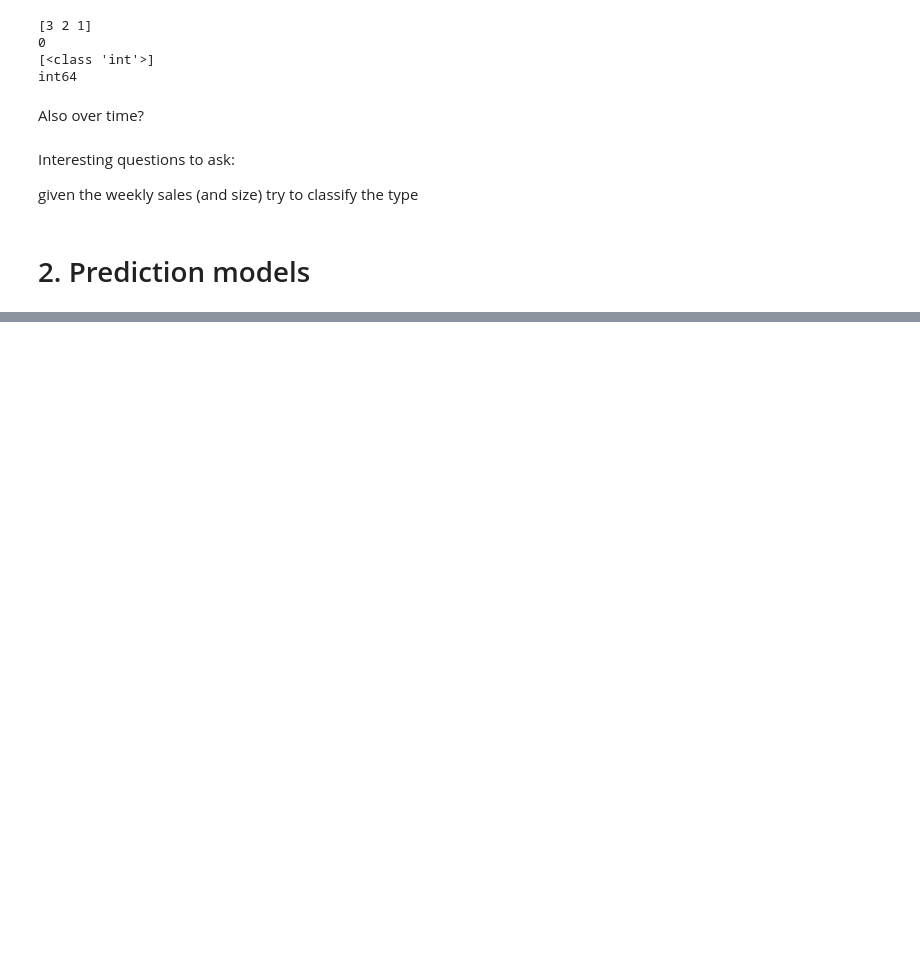
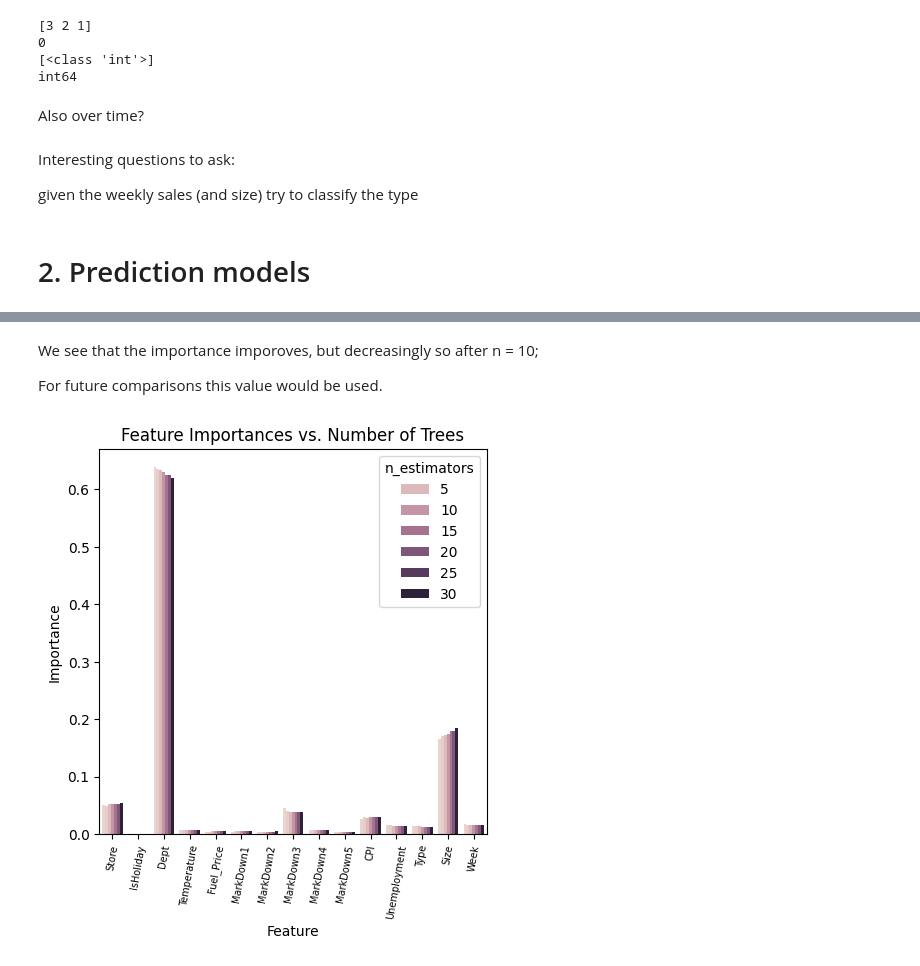
Before and after one commit to dimitrov-radostin/Sales_Forecast_as_Data_Science_uni_proj, a Jupyter notebook: Sale_forecast.ipynb, the cells around one changed output, grey strips where cells are left out. Drawn from its saved outputs; the diff is of its cells as text; code cells hidden in the pictures; blank space fills up the shorter version.

```diff
--- a/Sale_forecast.ipynb
+++ b/Sale_forecast.ipynb
@@ -303,13 +318,15 @@ plt.show()
 # %% [markdown]
 Let's make a similar study, but focusing on the promotions and starting from the date they start (11-11-2011).
 # %%
-df_Promotions = df_with_weeks_agg_Dept[df_with_weeks_agg_Dept['Date'] >= '11-11-11']
+df_Promotions_no_Dept = df_with_weeks_agg_Dept[df_with_weeks_agg_Dept["Date"] >= "11-11-11"]
 
-corr_matrix = df_Promotions.corr()
+corr_matrix = df_Promotions_no_Dept.corr()
 
 plt.figure(figsize=(10, 8))
-sns.heatmap(corr_matrix, annot=True, cmap='coolwarm', vmin=-1, vmax=1, fmt=".2f", linewidths=0.5)
-plt.title('Correlation Matrix')
+sns.heatmap(
+    corr_matrix, annot=True, cmap="coolwarm", vmin=-1, vmax=1, fmt=".2f", linewidths=0.5
+)
+plt.title("Correlation Matrix")
 plt.show()
 # %% [output]
 [figure]
@@ -321,16 +338,16 @@ axes = axes.flatten()
 
 for i in range(1, 6):
     sns.scatterplot(
-        data=df_Promotions,
+        data=df_Promotions_no_Dept,
         x=f"MarkDown{i}",
         y="Weekly_Sales",
         hue="Type",
-        ax=axes[i-1],
+        ax=axes[i - 1],
         size=1,
-        legend=True
+        legend=True,
     )
-    axes[i-1].set_xscale("log")
-    axes[i-1].set_yscale("log")
+    axes[i - 1].set_xscale("log")
+    axes[i - 1].set_yscale("log")
 
 axes[-1].set_visible(False)
 
@@ -455,0 +731,32 @@ plt.show()
+# %% [markdown]
+We see that the importance imporoves, but decreasingly so after n = 10;
+
+For future comparisons this value would be used.
+# %%
+importance_df = pd.DataFrame(importance_list, index=n_list)
+importance_df = importance_df[X_train.columns]
+
+importance_df.head()
+
+df_long = (
+    importance_df
+    .reset_index()
+    .melt(id_vars="index", var_name="feature", value_name="importance")
+    .rename(columns={"index": "n_estimators"})
+)
+
+plt.figure(figsize=(5, 5))
+
+sns.barplot(
+    data=df_long, x="feature", y="importance", hue="n_estimators"
+)
+
+plt.title("Feature Importances vs. Number of Trees")
+plt.xlabel("Feature")
+plt.ylabel("Importance")
+plt.legend(title="n_estimators")
+plt.xticks(rotation=80, fontsize=7)
+plt.tight_layout(pad=14.0)
+plt.show()
+# %% [output]
+[figure, added]
```
Also changed, not shown: parts of 61 cells of this notebook, 19 other files.
